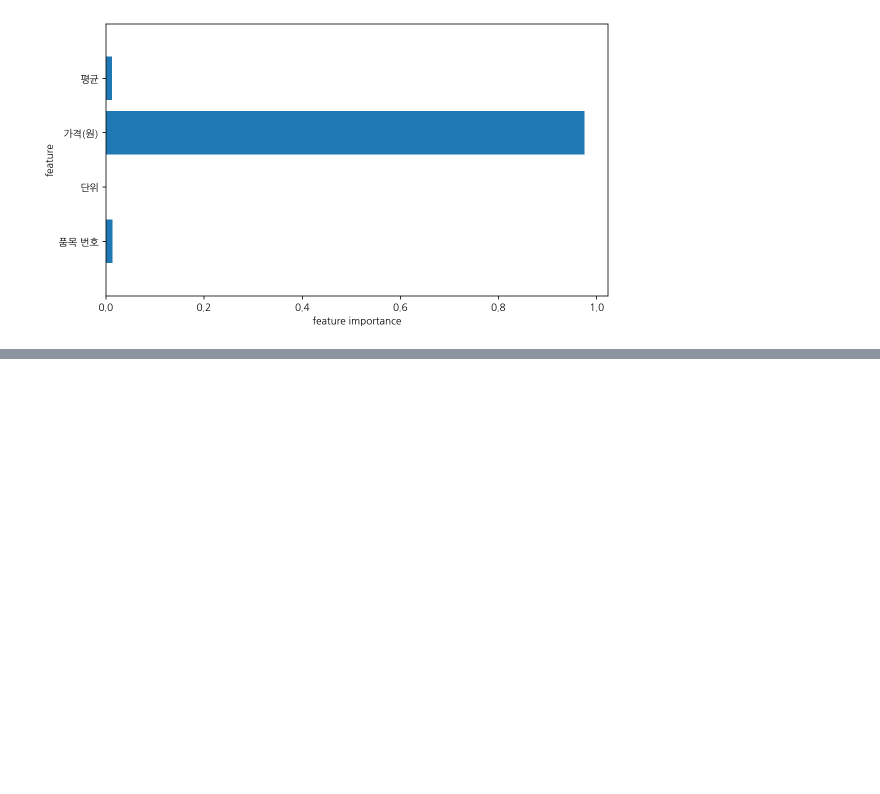
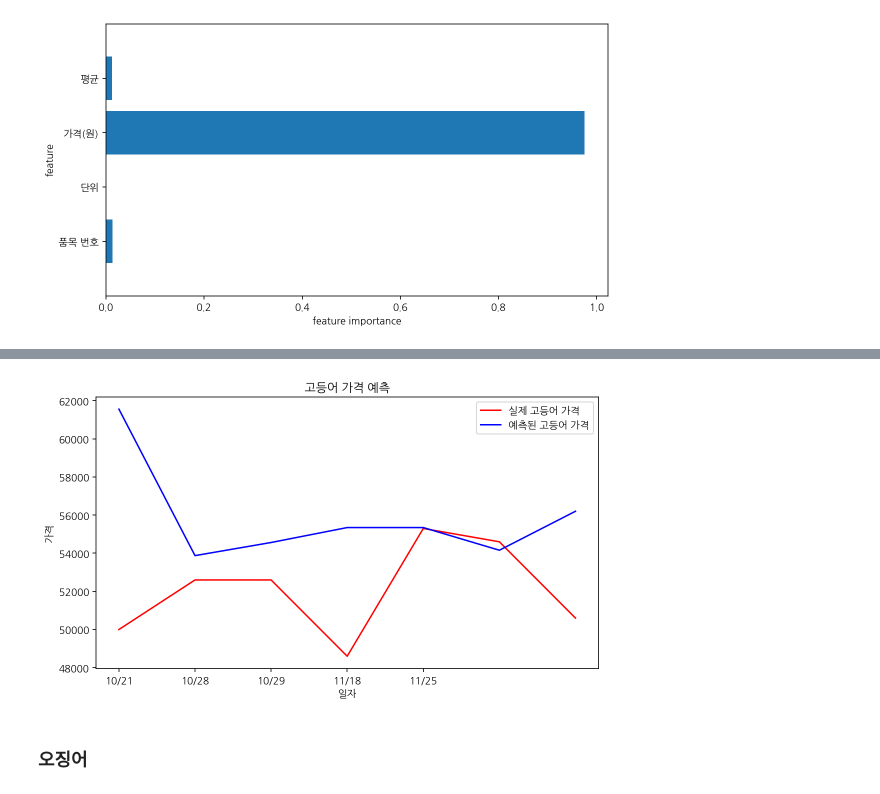
Before and after one commit to JinnyYam/mining22, a Jupyter notebook: 아비혁_기말과제.ipynb, the cells around one changed output, grey strips where cells are left out. Saved outputs shown, nothing was run; the diff lists cells and outputs as text; code cells hidden in the pictures; blank space fills up the shorter version.

```diff
--- a/아비혁_기말과제.ipynb
+++ b/아비혁_기말과제.ipynb
@@ -1244,0 +1470,18 @@ plot_feature_importances_wisc(cGB) # 사용된 중요 변수가 더 적음
+# %%
+# 평가용 데이터 준비
+m_inputs = mack_lstm.iloc[14:, 1].values
+m_inputs = m_inputs.reshape(-1,1)
+
+m_inputs = sc.transform(m_inputs)
+
+mX_test = []
+
+for i in range(2, 9):
+
+   mX_test.append(m_inputs[i-1:i, 0])
+
+mX_test = np.array(mX_test)
+
+mX_test = np.reshape(mX_test, (mX_test.shape[0], mX_test.shape[1], 1))
+
+mX_test.shape #(평가용 데이터 개수, 타입스탭, 1차원 출력)을 의미
@@ -1244,0 +1578,16 @@ plot_feature_importances_wisc(cGB) # 사용된 중요 변수가 더 적음
+# %%
+# test set에 대한 예측
+predicted_mack_price = mack_model.predict(mX_test)
+predicted_mack_price = sc.inverse_transform(predicted_mack_price)
+
+# 그래프 그리기
+plt.plot(mack_lstm.loc[17:,'일자'].values, m_test_set.values, color = 'red', label = '실제 고등어 가격')
+plt.plot(mack_lstm.loc[17:,'일자'].values, predicted_mack_price, color = 'blue', label = '예측된 고등어 가격')
+plt.xticks(np.arange(0,5, 1))
+
+plt.title('고등어 가격 예측')
+plt.xlabel('일자')
+plt.ylabel('가격')
+plt.legend()
+plt.show()
+# %% [output]
@@ -1244,0 +1595,3 @@ plot_feature_importances_wisc(cGB) # 사용된 중요 변수가 더 적음
+[figure, added]
+# %% [markdown]
+### 오징어
```
Also changed, not shown: parts of 50 cells of this notebook.
